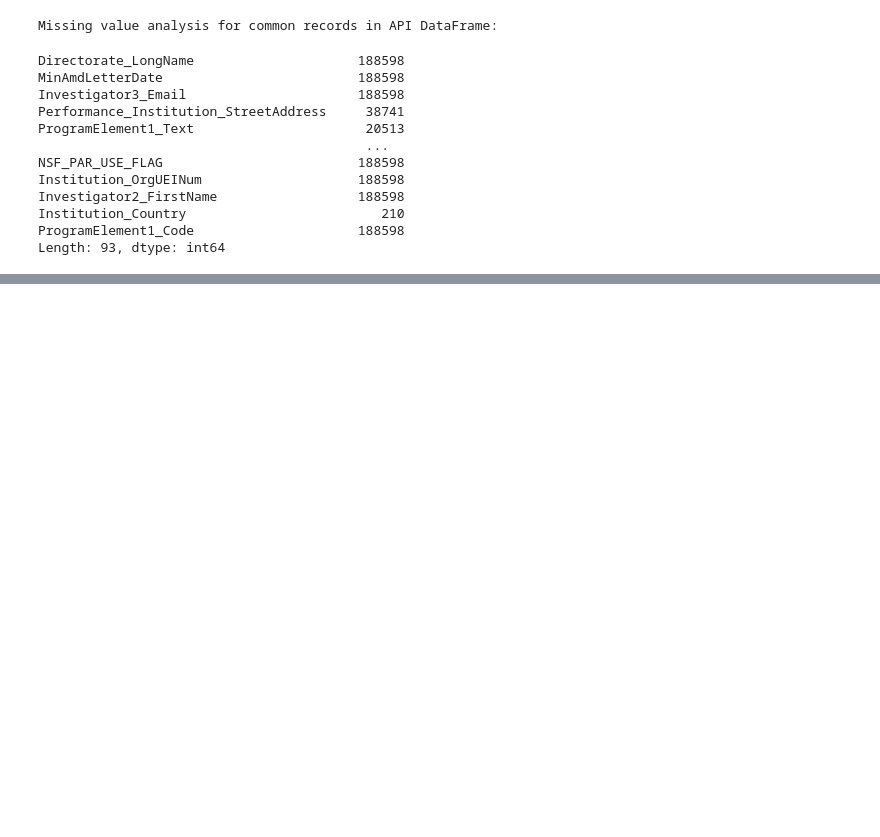
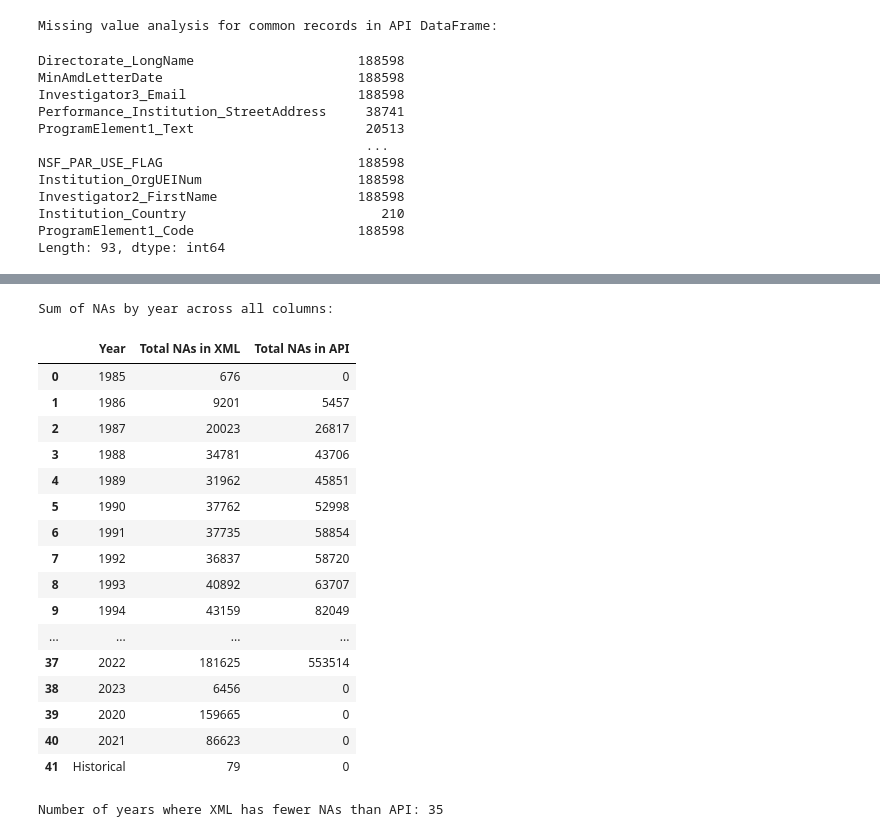
Before and after one commit to SeverinoCenter/nsf-award-extract, a Jupyter notebook: Comparing xml vs API data.ipynb, the cells around one changed output, grey strips where cells are left out. Saved outputs shown, nothing was run; the diff lists cells and outputs as text; code cells hidden in the pictures; blank space fills up the shorter version.

```diff
--- a/Comparing xml vs API data.ipynb
+++ b/Comparing xml vs API data.ipynb
@@ -435,0 +439,37 @@ Comparison of missing values by year for common records in both XML and API Data
+# %%
+common_xml_na_sum_by_year = common_xml_records.groupby('Year_XML').apply(lambda x: x.isnull().sum().sum())
+common_api_na_sum_by_year = common_api_records.groupby('Year_API').apply(lambda x: x.isnull().sum().sum())
+
+na_sum_by_year = pd.DataFrame({
+    'Year': common_xml_na_sum_by_year.index,
+    'Total NAs in XML': common_xml_na_sum_by_year.values,
+    'Total NAs in API': common_api_na_sum_by_year.reindex(common_xml_na_sum_by_year.index, fill_value=0).values
+})
+
+print("Sum of NAs by year across all columns:")
+na_sum_by_year
+# %% [output]
+Sum of NAs by year across all columns:
+|  | Year | Total NAs in XML | Total NAs in API |
+| 0 | 1985 | 676 | 0 |
+| 1 | 1986 | 9201 | 5457 |
+| 2 | 1987 | 20023 | 26817 |
+| 3 | 1988 | 34781 | 43706 |
+| 4 | 1989 | 31962 | 45851 |
+| 5 | 1990 | 37762 | 52998 |
+| 6 | 1991 | 37735 | 58854 |
+| 7 | 1992 | 36837 | 58720 |
+| 8 | 1993 | 40892 | 63707 |
+| 9 | 1994 | 43159 | 82049 |
+| ... | ... | ... | ... |
+| 37 | 2022 | 181625 | 553514 |
+| 38 | 2023 | 6456 | 0 |
+| 39 | 2020 | 159665 | 0 |
+| 40 | 2021 | 86623 | 0 |
+| 41 | Historical | 79 | 0 |
+# %%
+fewer_nas_in_xml_count = (na_sum_by_year['Total NAs in XML'] < na_sum_by_year['Total NAs in API']).sum()
+
+print(f"Number of years where XML has fewer NAs than API: {fewer_nas_in_xml_count}")
+# %% [output]
+Number of years where XML has fewer NAs than API: 35
```
Also changed, not shown: parts of 2 cells of this notebook.
